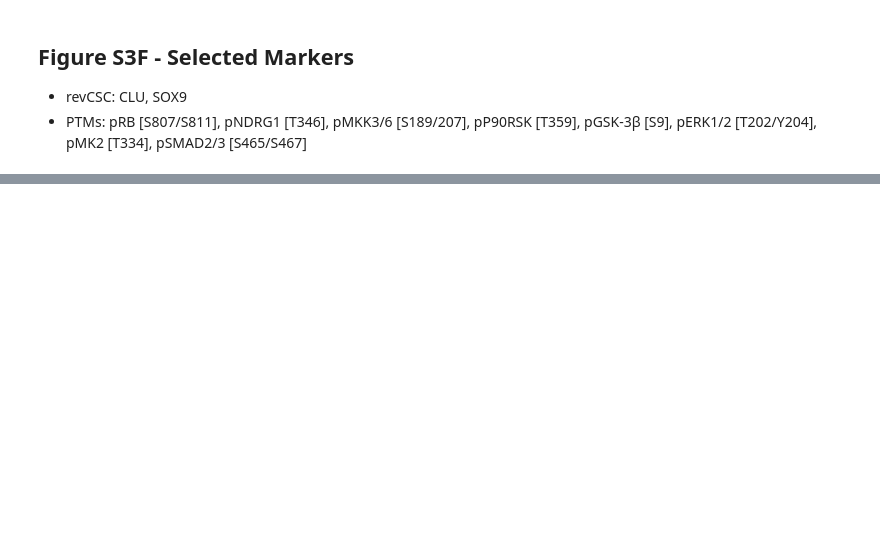
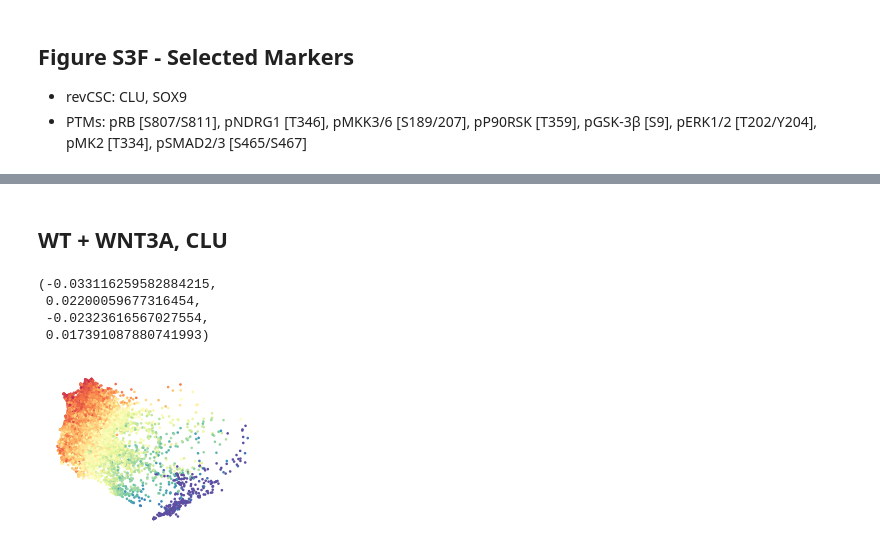
Before and after one commit to TAPE-Lab/Qin-CardosoRodriguez-et-al, a Jupyter notebook: Figure3_4-S3_S4/WENR Permutation/wenr-permutation_fig-3-4-s3-s4.ipynb, the cells around one changed output, grey strips where cells are left out. Cells and saved outputs as stored; diff of their text form; code cells hidden in the pictures; blank space fills up the shorter version.

Commit message:
WENR Permutation 2nd Pass

```diff
--- a/Figure3_4-S3_S4/WENR Permutation/wenr-permutation_fig-3-4-s3-s4.ipynb
+++ b/Figure3_4-S3_S4/WENR Permutation/wenr-permutation_fig-3-4-s3-s4.ipynb
@@ -124,6 +126,6 @@ output_dir = f"{base_dir}/output/emd"
 # %%
 # Generate full_panel and metadata_columns on the fly
-df = pd.read_csv(f"{input_dir}/integrated_dataframe_all-cells.csv")
+df = pd.read_csv(f"{input_dir}/WENR-Permutation_all-cells.csv")
 df_columns = df.columns.values.tolist()
 column_filtered = list(
     filter(lambda x: x not in non_marker, df_columns)
@@ -765,0 +779,12 @@ for marker in marker_list:
+# %%
+df = pd.read_csv(f"{input_dir}/WENR-Permutation_all-cells.csv")
+
+# Arcsinh Transformation
+df = arcsinh_transf(df, full_panel, 5)
+df.head()
+
+# Subset, WT + WNT3A & AKP
+df = df[
+    (df["culture"] == "WT_W") | (df["culture"] == "AKP_Ctrl")
+]
+# df["culture"].unique().tolist()
@@ -765,0 +831,26 @@ for marker in marker_list:
+# %% [markdown]
+## WT + WNT3A, CLU
+# %%
+Y_phate_df_WT_W = Y_phate_df[Y_phate_df["culture"] == "WT_W"]
+
+fig, ax = plt.subplots(1, 1, figsize=(2.5, 2))
+fig = scprep.plot.scatter2d(
+        Y_phate_df_WT_W.iloc[:, -2:],
+        c=Y_phate_df_WT_W.loc[:, "174Yb_Clusterin_1"],
+        cmap=sns.color_palette("Spectral_r", as_cmap=True),
+        ticks=False,
+        s=1,
+        fontsize=8,
+        label_prefix="PHATE",
+        legend=False,
+        # title=marker,
+        ax=ax
+    )
+fig.axis('off')
+# plt.savefig(f"./WT_W_CLU.png", transparent=True, dpi=600, bbox_inches='tight')
+# %% [output]
+(-0.033116259582884215,
+ 0.02200059677316454,
+ -0.02323616567027554,
+ 0.017391087880741993)
+[figure, added]
```
Also changed, not shown: parts of 16 cells of this notebook, 7 other files.
